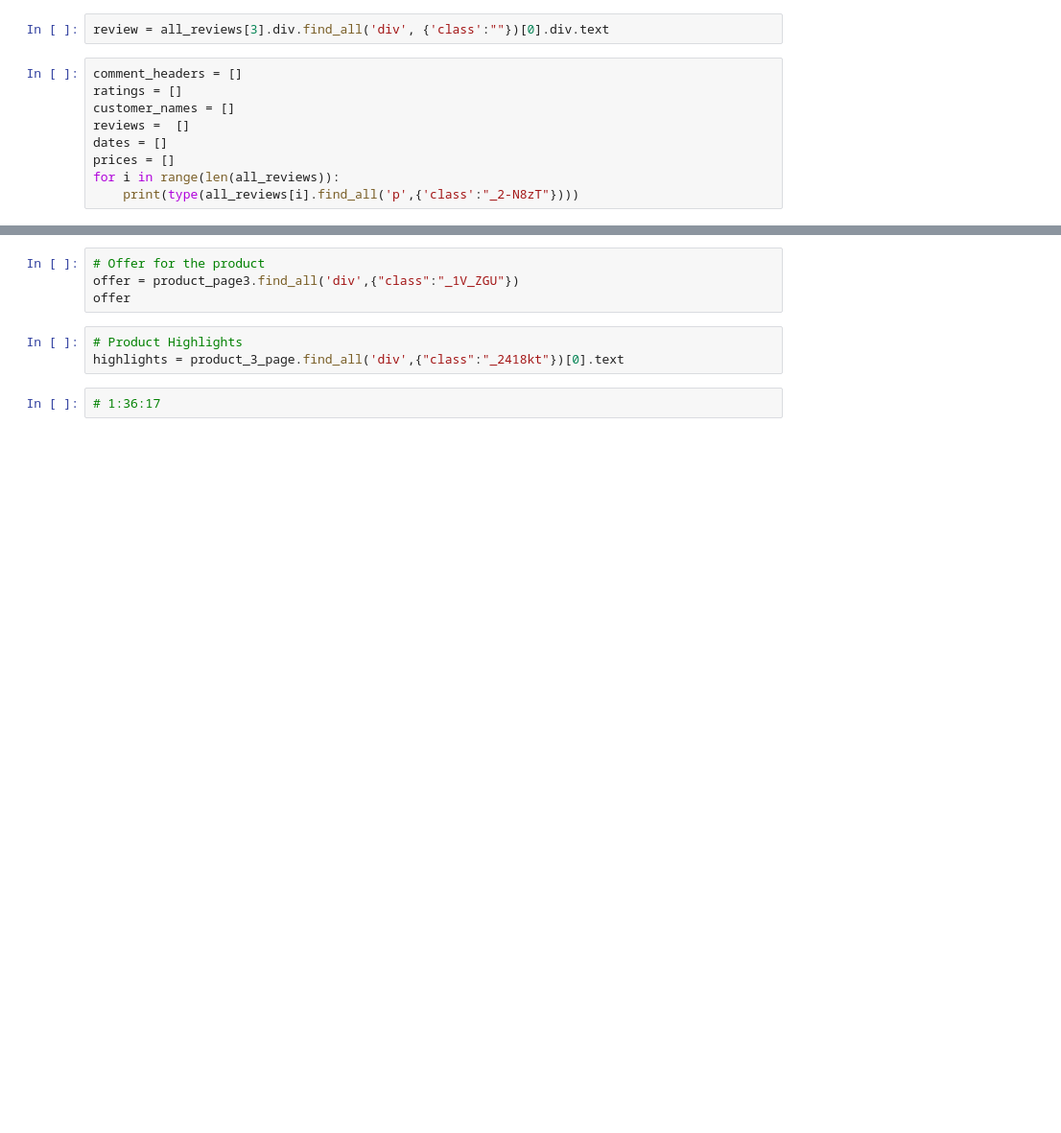
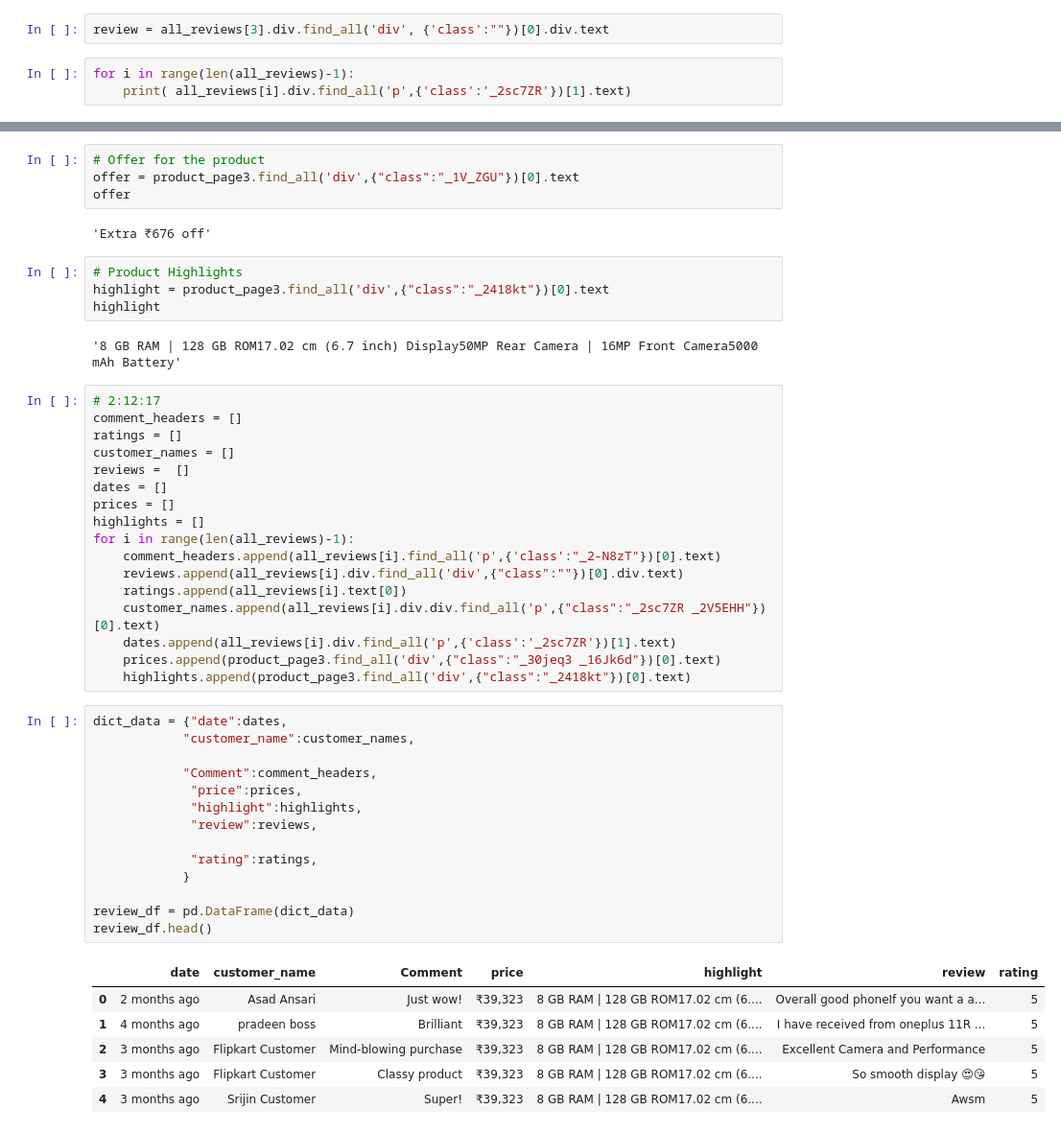
Before and after one commit to wiznikvibe/review_scraper, a Jupyter notebook: review_scraper.ipynb, the cells around one changed output, grey strips where cells are left out. Shown at 96% size. Saved outputs shown, nothing was run; the diff lists cells and outputs as text; blank space fills up the shorter version.

```diff
--- a/review_scraper.ipynb
+++ b/review_scraper.ipynb
@@ -103,12 +104,6 @@ len(all_reviews)
 # %%
 review = all_reviews[3].div.find_all('div', {'class':""})[0].div.text
 # %%
-comment_headers = []
-ratings = []
-customer_names = []
-reviews =  []
-dates = []
-prices = []
-for i in range(len(all_reviews)):
-    print(type(all_reviews[i].find_all('p',{'class':"_2-N8zT"})))
+for i in range(len(all_reviews)-1):
+    print( all_reviews[i].div.find_all('p',{'class':'_2sc7ZR'})[1].text)
 # %% [output]
@@ -162,9 +150,50 @@ price
 # %%
 # Offer for the product
-offer = product_page3.find_all('div',{"class":"_1V_ZGU"})
+offer = product_page3.find_all('div',{"class":"_1V_ZGU"})[0].text
 offer
+# %% [output]
+'Extra ₹676 off'
 # %%
 # Product Highlights
-highlights = product_3_page.find_all('div',{"class":"_2418kt"})[0].text
+highlight = product_page3.find_all('div',{"class":"_2418kt"})[0].text
+highlight
+# %% [output]
+'8 GB RAM | 128 GB ROM17.02 cm (6.7 inch) Display50MP Rear Camera | 16MP Front Camera5000 mAh Battery'
-# %%
-# 1:36:17
+# %%
+# 2:12:17
+comment_headers = []
+ratings = []
+customer_names = []
+reviews =  []
+dates = []
+prices = []
+highlights = []
+for i in range(len(all_reviews)-1):
+    comment_headers.append(all_reviews[i].find_all('p',{'class':"_2-N8zT"})[0].text)
+    reviews.append(all_reviews[i].div.find_all('div',{"class":""})[0].div.text)
+    ratings.append(all_reviews[i].text[0])
+    customer_names.append(all_reviews[i].div.div.find_all('p',{"class":"_2sc7ZR _2V5EHH"})[0].text)
+    dates.append(all_reviews[i].div.find_all('p',{'class':'_2sc7ZR'})[1].text)
+    prices.append(product_page3.find_all('div',{"class":"_30jeq3 _16Jk6d"})[0].text)
+    highlights.append(product_page3.find_all('div',{"class":"_2418kt"})[0].text)
+# %%
+dict_data = {"date":dates,
+            "customer_name":customer_names,
+
+            "Comment":comment_headers,
+             "price":prices,
+             "highlight":highlights,
+             "review":reviews,
+
+             "rating":ratings,
+            }
+
+review_df = pd.DataFrame(dict_data)
+review_df.head()
+# %% [output]
+|  | date | customer_name | Comment | price | highlight | review | rating |
+| 0 | 2 months ago | Asad Ansari | Just wow! | ₹39,323 | 8 GB RAM | 128 GB ROM17.02 cm (6.... | Overall good phoneIf you want a a... | 5 |
+| 1 | 4 months ago | pradeen boss | Brilliant | ₹39,323 | 8 GB RAM | 128 GB ROM17.02 cm (6.... | I have received from oneplus 11R ... | 5 |
+| 2 | 3 months ago | Flipkart Customer | Mind-blowing purchase | ₹39,323 | 8 GB RAM | 128 GB ROM17.02 cm (6.... | Excellent Camera and Performance | 5 |
+| 3 | 3 months ago | Flipkart Customer | Classy product | ₹39,323 | 8 GB RAM | 128 GB ROM17.02 cm (6.... | So smooth display 😍😘 | 5 |
+| 4 | 3 months ago | Srijin Customer | Super! | ₹39,323 | 8 GB RAM | 128 GB ROM17.02 cm (6.... | Awsm | 5 |
```
Also changed, not shown: parts of 9 cells of this notebook.
